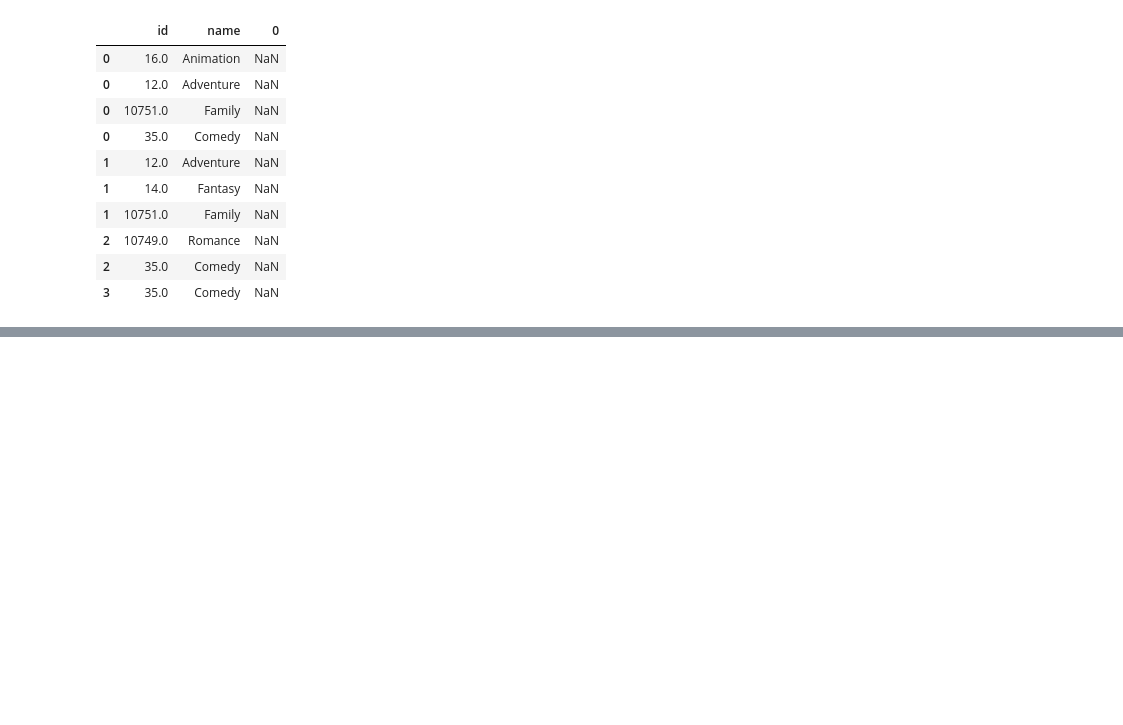
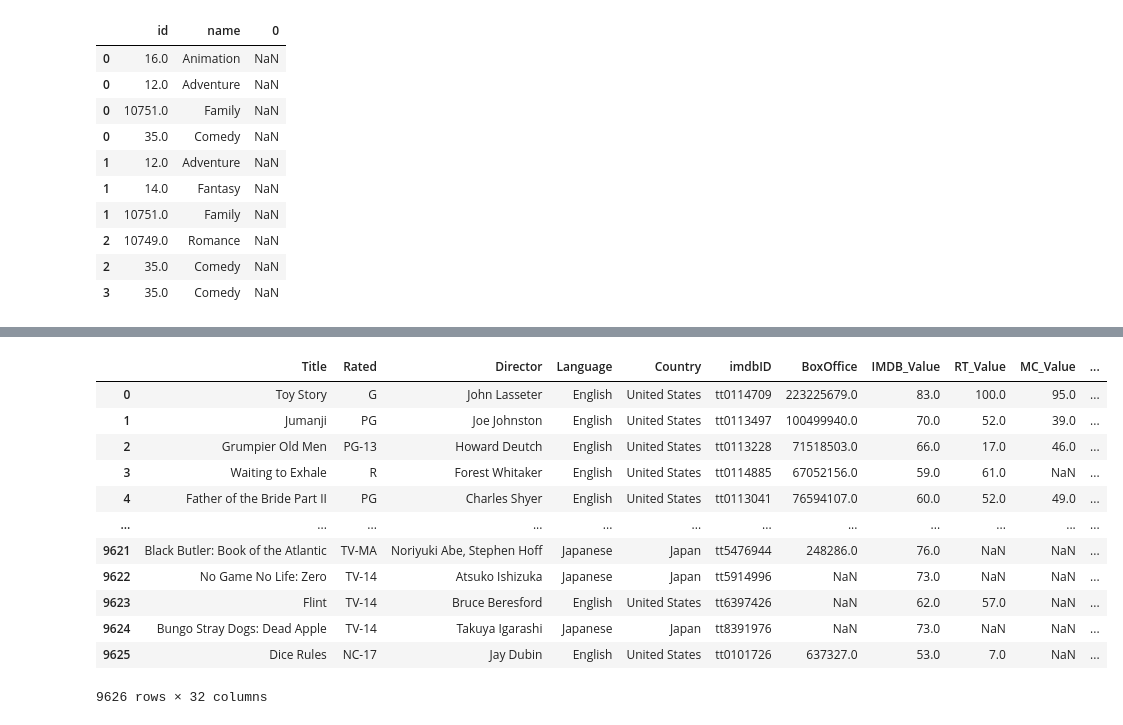
Before and after one commit to annleystanley/final_project, a Jupyter notebook: preparation/cleaning.ipynb, the cells around one changed output, grey strips where cells are left out. Cells and saved outputs as stored; diff of their text form; code cells hidden in the pictures; blank space fills up the shorter version.

```diff
--- a/preparation/cleaning.ipynb
+++ b/preparation/cleaning.ipynb
@@ -157,0 +560,6 @@ tmdb_df
+# %%
+country = country[[0]]
+# %%
+omdb_df['Country'] = country
+# %%
+omdb_df.drop(columns='Year', inplace=True)
@@ -157,0 +589,5 @@ tmdb_df
+# %%
+final_df = pd.merge(omdb_df, tmdb_df,
+                   how='outer',
+                   left_on=['imdbID'],
+                   right_on=['imdb_id'])
@@ -157,0 +614,16 @@ tmdb_df
+# %%
+final_df
+# %% [output]
+|  | Title | Rated | Director | Language | Country | imdbID | BoxOffice | IMDB_Value | RT_Value | MC_Value | ... |
+| 0 | Toy Story | G | John Lasseter | English | United States | tt0114709 | 223225679.0 | 83.0 | 100.0 | 95.0 | ... |
+| 1 | Jumanji | PG | Joe Johnston | English | United States | tt0113497 | 100499940.0 | 70.0 | 52.0 | 39.0 | ... |
+| 2 | Grumpier Old Men | PG-13 | Howard Deutch | English | United States | tt0113228 | 71518503.0 | 66.0 | 17.0 | 46.0 | ... |
+| 3 | Waiting to Exhale | R | Forest Whitaker | English | United States | tt0114885 | 67052156.0 | 59.0 | 61.0 | NaN | ... |
+| 4 | Father of the Bride Part II | PG | Charles Shyer | English | United States | tt0113041 | 76594107.0 | 60.0 | 52.0 | 49.0 | ... |
+| ... | ... | ... | ... | ... | ... | ... | ... | ... | ... | ... | ... |
+| 9621 | Black Butler: Book of the Atlantic | TV-MA | Noriyuki Abe, Stephen Hoff | Japanese | Japan | tt5476944 | 248286.0 | 76.0 | NaN | NaN | ... |
+| 9622 | No Game No Life: Zero | TV-14 | Atsuko Ishizuka | Japanese | Japan | tt5914996 | NaN | 73.0 | NaN | NaN | ... |
+| 9623 | Flint | TV-14 | Bruce Beresford | English | United States | tt6397426 | NaN | 62.0 | 57.0 | NaN | ... |
+| 9624 | Bungo Stray Dogs: Dead Apple | TV-14 | Takuya Igarashi | Japanese | Japan | tt8391976 | NaN | 73.0 | NaN | NaN | ... |
+| 9625 | Dice Rules | NC-17 | Jay Dubin | English | United States | tt0101726 | 637327.0 | 53.0 | 7.0 | NaN | ... |
+9626 rows × 32 columns
```
Also changed, not shown: parts of 113 cells of this notebook, 7 other files.
